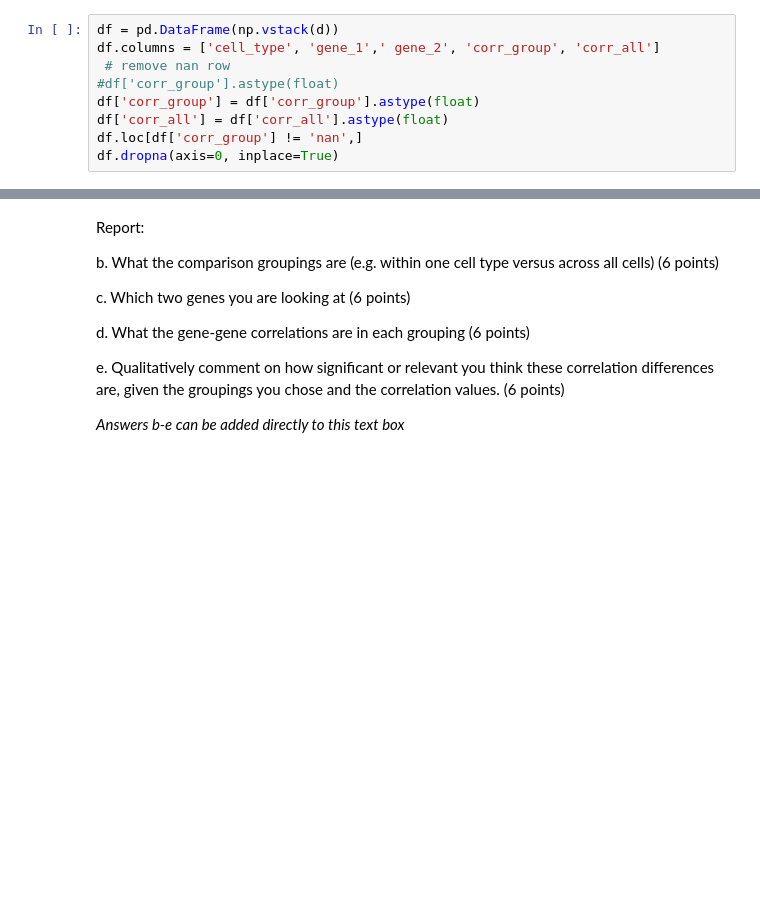
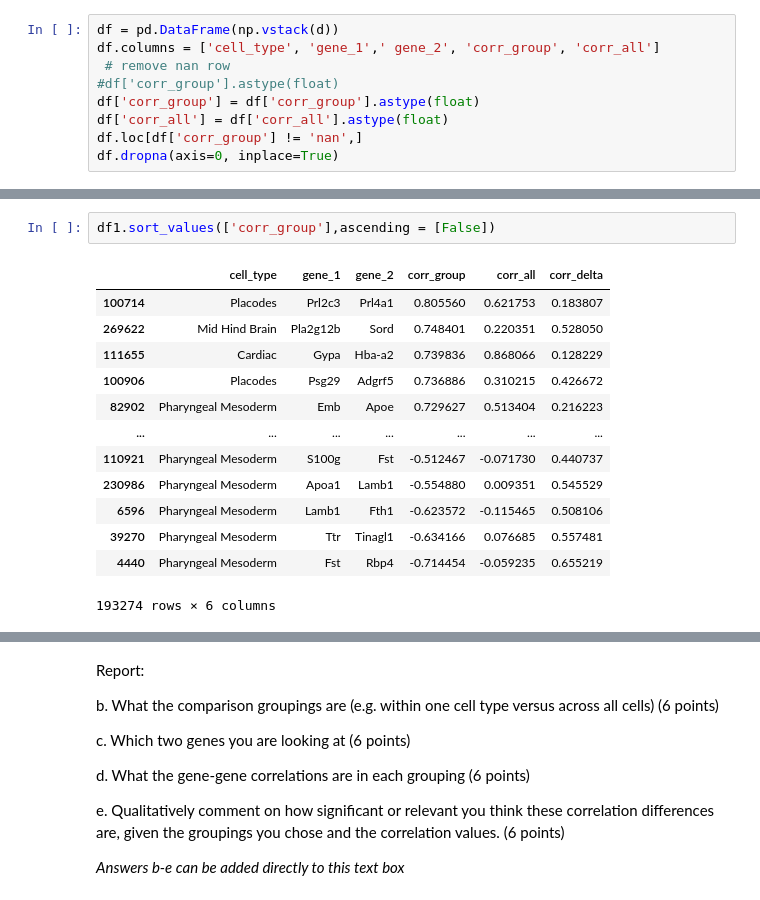
Before and after one commit to xqyn/BI-BE-CS-183-2023-HW, a Jupyter notebook: HW1/Problem3.ipynb, the cells around one changed output, grey strips where cells are left out. Saved outputs shown, nothing was run; the diff lists cells and outputs as text; blank space fills up the shorter version.

```diff
--- a/HW1/Problem3.ipynb
+++ b/HW1/Problem3.ipynb
@@ -280 +305,17 @@ df.loc[df['corr_delta'] == max(df['corr_delta'])]
+# %%
+df1.sort_values(['corr_group'],ascending = [False])
+# %% [output]
+|  | cell_type | gene_1 | gene_2 | corr_group | corr_all | corr_delta |
+| 100714 | Placodes | Prl2c3 | Prl4a1 | 0.805560 | 0.621753 | 0.183807 |
+| 269622 | Mid Hind Brain | Pla2g12b | Sord | 0.748401 | 0.220351 | 0.528050 |
+| 111655 | Cardiac | Gypa | Hba-a2 | 0.739836 | 0.868066 | 0.128229 |
+| 100906 | Placodes | Psg29 | Adgrf5 | 0.736886 | 0.310215 | 0.426672 |
+| 82902 | Pharyngeal Mesoderm | Emb | Apoe | 0.729627 | 0.513404 | 0.216223 |
+| ... | ... | ... | ... | ... | ... | ... |
+| 110921 | Pharyngeal Mesoderm | S100g | Fst | -0.512467 | -0.071730 | 0.440737 |
+| 230986 | Pharyngeal Mesoderm | Apoa1 | Lamb1 | -0.554880 | 0.009351 | 0.545529 |
+| 6596 | Pharyngeal Mesoderm | Lamb1 | Fth1 | -0.623572 | -0.115465 | 0.508106 |
+| 39270 | Pharyngeal Mesoderm | Ttr | Tinagl1 | -0.634166 | 0.076685 | 0.557481 |
+| 4440 | Pharyngeal Mesoderm | Fst | Rbp4 | -0.714454 | -0.059235 | 0.655219 |
+193274 rows × 6 columns
 # %%
```
Also changed, not shown: parts of 11 cells of this notebook.
